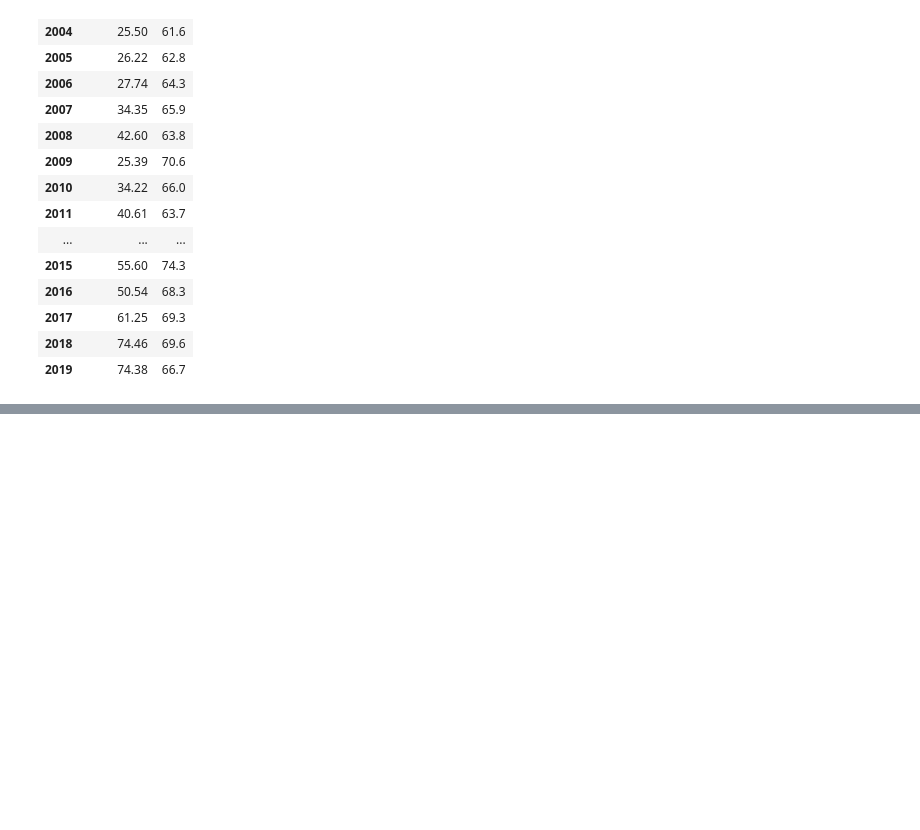
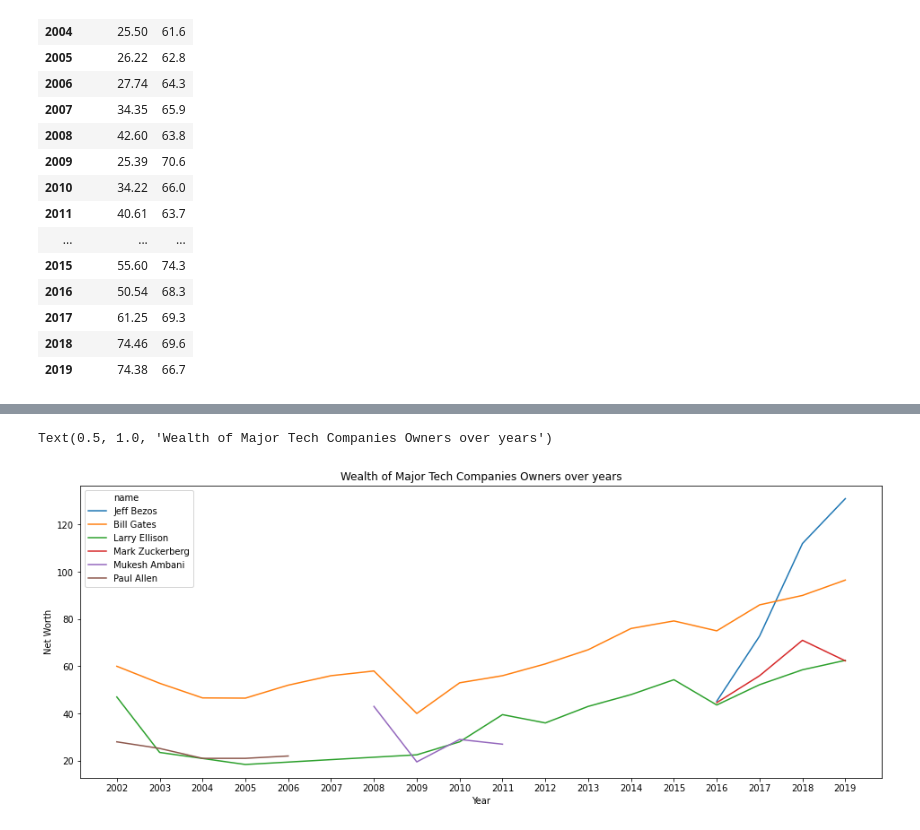
Before and after one commit to asthanas/DataScienceProjects, a Jupyter notebook: Worlds_Wealthiest.ipynb, the cells around one changed output, grey strips where cells are left out. Saved outputs shown, nothing was run; the diff lists cells and outputs as text; code cells hidden in the pictures; blank space fills up the shorter version.

```diff
--- a/Worlds_Wealthiest.ipynb
+++ b/Worlds_Wealthiest.ipynb
@@ -210,0 +522,12 @@ data_by_year[['net_worth','age']].mean()
+# %%
+plt.figure(figsize=(16,6))
+filter = ['Bill Gates','Jeff Bezos','Mark Zuckerberg','Paul Allen','Larry Ellison', "Mukesh Ambani"]
+comparison = data[data['name'].isin(filter)][['name','year','net_worth']]
+sns.lineplot(data=comparison,x='year',y='net_worth',hue='name')
+plt.xticks(xi,xi)
+plt.xlabel('Year')
+plt.ylabel('Net Worth')
+plt.title('Wealth of Major Tech Companies Owners over years')
+# %% [output]
+Text(0.5, 1.0, 'Wealth of Major Tech Companies Owners over years')
+[figure, added]
```
Also changed, not shown: parts of 50 cells of this notebook.
